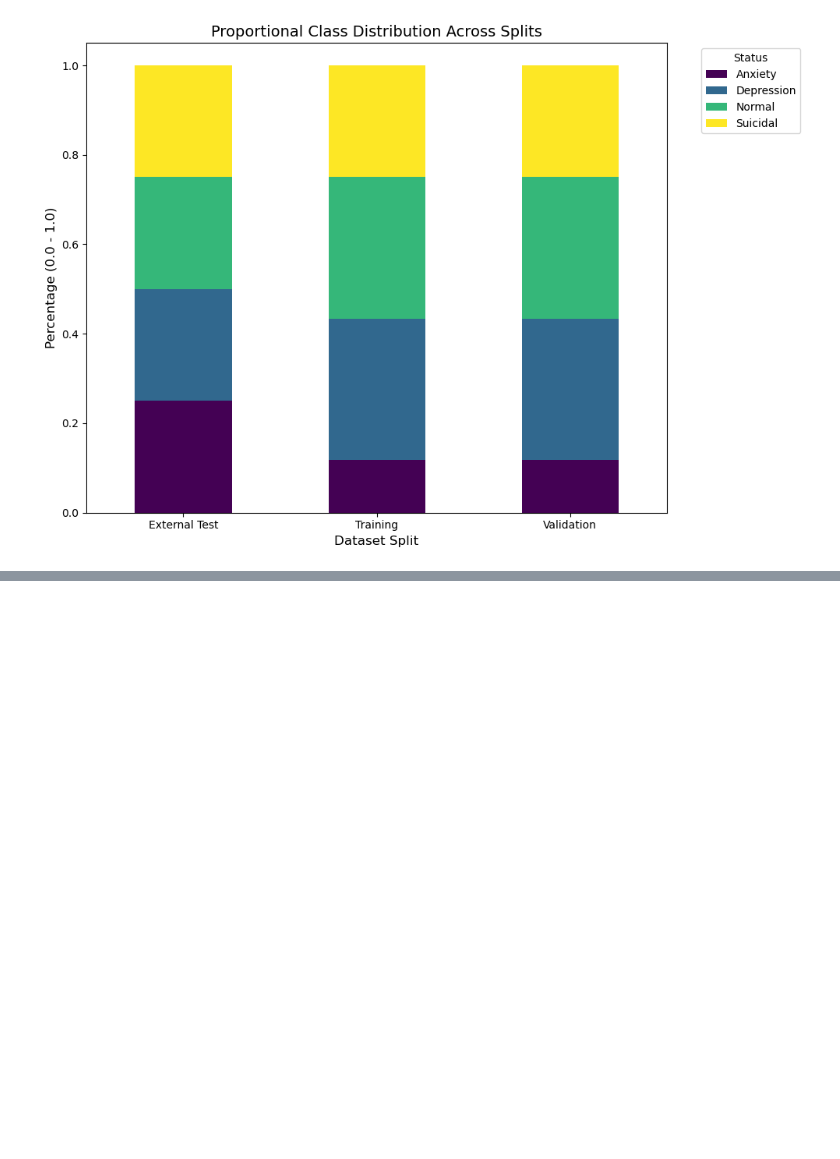
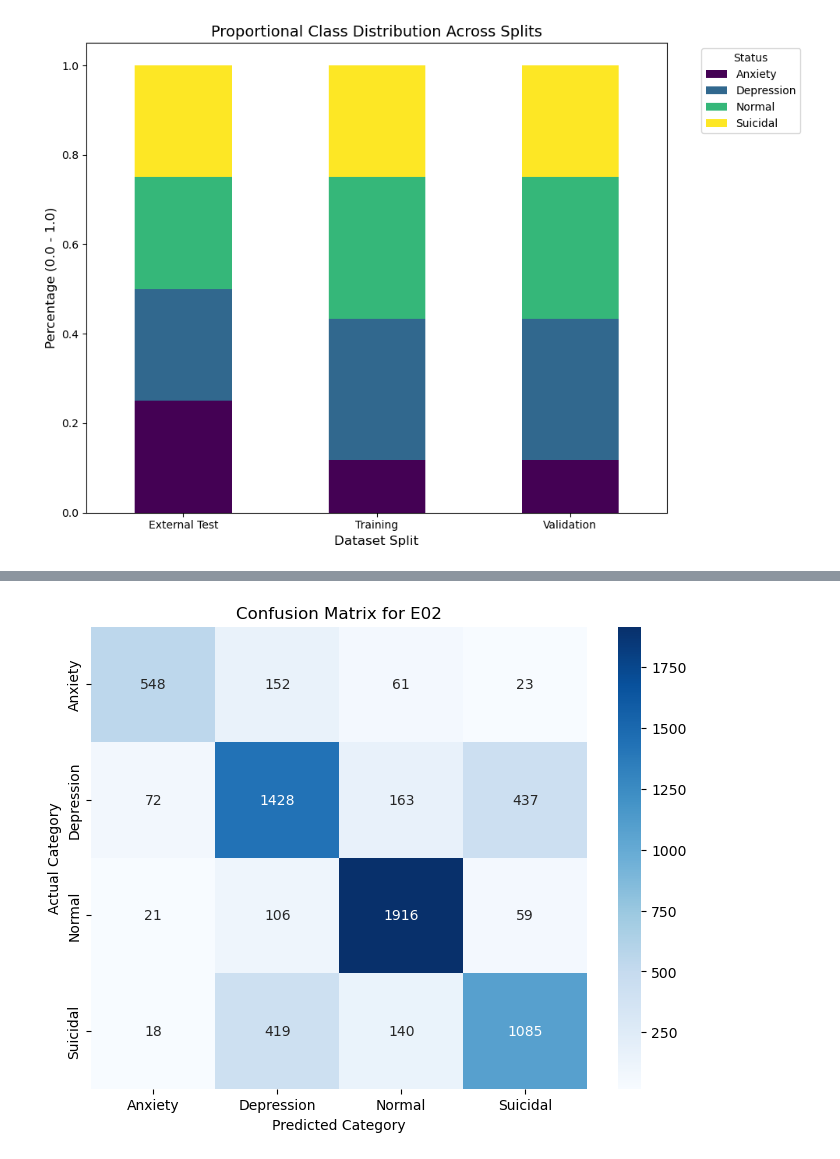
Before and after one commit to MimDel/mental-health-classification, a Jupyter notebook: mental_health_analysis.ipynb, the cells around one changed output, grey strips where cells are left out. Saved outputs shown, nothing was run; the diff lists cells and outputs as text; code cells hidden in the pictures; blank space fills up the shorter version.

```diff
--- a/mental_health_analysis.ipynb
+++ b/mental_health_analysis.ipynb
@@ -255,7 +226,7 @@ def build_pipeline(dimred, sampler, clf):
         ("clf", clf),
     ])
 
-def evaluate_and_log(estimator, X_eval, y_eval, label_encoder: LabelEncoder):
+def evaluate(estimator, X_eval, y_eval, label_encoder: LabelEncoder):
     y_pred = estimator.predict(X_eval)
 
     macro_f1 = f1_score(y_eval, y_pred, average="macro")
@@ -274,8 +245,6 @@ def evaluate_and_log(estimator, X_eval, y_eval, label_encoder: LabelEncoder):
     for c in label_encoder.classes_:
         per_class_recall[f"recall_{c}"] = report_dist[c]["recall"]
         per_class_recall[f"f1_{c}"] = report_dist[c]["f1-score"]
-
-    print(str(per_class_recall))
 
     cm = confusion_matrix(y_eval, y_pred)
     cm_normalized = confusion_matrix(y_eval, y_pred, normalize='true')
@@ -471,12 +435,12 @@ fitted = {}
 
 experiments = make_experiments()
 for exp in experiments:
-    exp_id = exp["id"]
-    print(f"\n****** Running {exp_id} ******")
+    exp_id = exp.id
+    print(f"\n****** Running {exp_id} - {exp.description} ******")
     best_estimator, row = grid_experiment(
         exp_id,
-        exp["pipe"],
-        exp["grid"],
+        exp.pipe,
+        exp.grid,
         X_train,
         y_train,
         X_val,
@@ -486,6 +450,23 @@ for exp in experiments:
     fitted[exp_id] = best_estimator
     results.append(row)
 
-    for key in ["best_params", "cv_macro_f1_mean","cv_macro_f1_std", "val_macro_f1"]:
+    for key in ["best_params", "cv_macro_f1_mean", "cv_macro_f1_std", "val_macro_f1"]:
         print(" ".join(key.split("_")).capitalize(), row[key])
+
+df_results = pd.DataFrame(results)
+df_results.set_index('exp_id', inplace=True)
+
+df_numeric = df_results.select_dtypes(include=['number'])
+
+focus_cols = ["cv_macro_f1_mean", "val_macro_f1"]
+target_cols = ["val_macro_f1", "recall_Anxiety", "recall_Depression", "recall_Normal", "recall_Suicidal"]
+
+styled_df = df_numeric.style.set_properties(
+    subset=focus_cols,
+    **{'background-color': "#006b8c", 'font-weight': 'bold', 'border-left': '1px solid #d3d3d3', 'border-right': '1px solid #d3d3d3'}
+).highlight_max(
+    subset=target_cols, color="green", axis=0
+)
+
+display(styled_df)
 # %% [output]
@@ -511,0 +506,15 @@ Val macro f1 0.6970232321666066
+# %%
+exp_results = results[1]
+cm = exp_results['val_confusion_matrix']
+
+plt.figure(figsize=(8, 6))
+sns.heatmap(cm, annot=True, fmt='d', cmap='Blues',
+            xticklabels=le.classes_,
+            yticklabels=le.classes_)
+
+plt.title(f"Confusion Matrix for {exp_results['exp_id']}")
+plt.ylabel('Actual Category')
+plt.xlabel('Predicted Category')
+plt.show()
+# %% [output]
+[figure, added]
```
Also changed, not shown: parts of 10 cells of this notebook.
